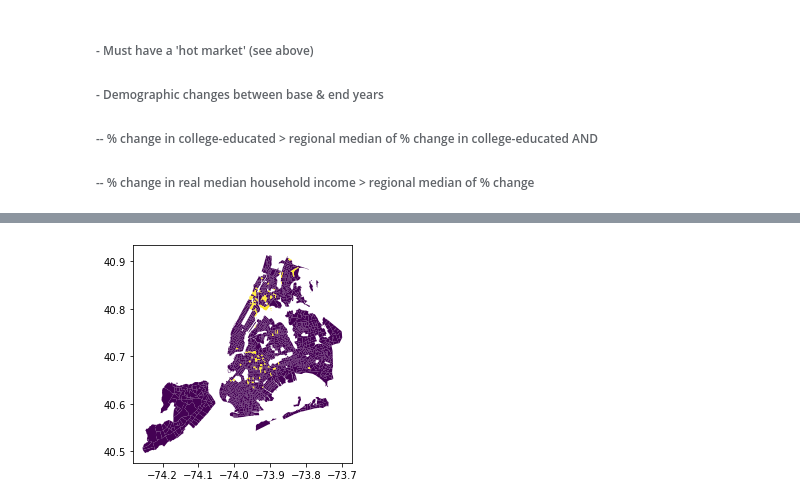
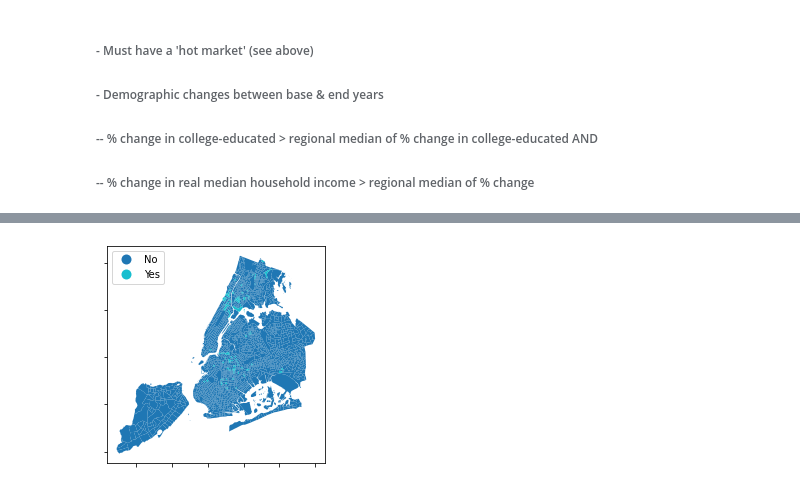
Before and after one commit to lct12/oxford_thesis, a Jupyter notebook: determine_labels.ipynb, the cells around one changed output, grey strips where cells are left out. Saved outputs shown, nothing was run; the diff lists cells and outputs as text; code cells hidden in the pictures.

```diff
--- a/determine_labels.ipynb
+++ b/determine_labels.ipynb
@@ -157,6 +177,19 @@ housing_crit_0610 = pd.Series([1 if est_all.iloc[tract, rent_0610_col] < 0.8*med
 # Finally, determine whether a neighbourhood is eligible to gentrify -- must have 1 on housing_crit and 3+ on nonhousing
 est_all["eligible_gentrify"] = pd.Series([1 if housing_crit_0610[tract] == 1 and nonhousing_crit_0610[tract] >= 3
                                else 0 for tract in range(est_all.shape[0])])
+# %%
+# Alt critera for gent = eligible if rent or home prices below median & median hh income below median
+hhinc_col= est_all.columns.get_loc('med_hh_income_0610')
+housing_crit_0610_alt = pd.Series([1 if est_all.iloc[tract, rent_0610_col] < med_rent_start
+                               or est_all.iloc[tract, hv_0610_col] < med_home_value_start
+                              else 0 for tract in range(est_all.shape[0])])
+
+hhinc_crit_0610 = pd.Series([1 if est_all.iloc[tract, hhinc_col] < med_hhinc_start
+                else 0 if est_all.iloc[tract, hhinc_col] >= med_hhinc_start
+                else None for tract in range(est_all.shape[0])])
+
+est_all["eligible_gentrify_alt"] = pd.Series([1 if housing_crit_0610_alt[tract] == 1 and hhinc_crit_0610[tract] == 1
+                               else 0 for tract in range(est_all.shape[0])])
 # %%
 est_all['eligible_gentrify'].value_counts()
 # %% [output]
@@ -204,8 +237,10 @@ est_all['gentrification'] = [1 if est_all.iloc[tract, change_coll_col] > med_cha
                             and est_all.iloc[tract, hot_market_col] == 1
                             else 0 for tract in range(est_all.shape[0])]
 # %%
-check = pd.Series([1 if est_all.iloc[tract, change_coll_col] > med_change_college
-                   and est_all.iloc[tract, change_hh_inc_col] > med_change_hh_income
-                   and est_all.iloc[tract, hot_market_col] == 1
-                   else 0 for tract in range(est_all.shape[0])])
-check.value_counts()
+elig_gentrify_col = est_all.columns.get_loc('eligible_gentrify_alt')
+
+est_all['gentrification_alt'] = [1 if est_all.iloc[tract, change_coll_col] > med_change_college
+                            and est_all.iloc[tract, change_hh_inc_col] > med_change_hh_income
+                            and est_all.iloc[tract, elig_gentrify_col] == 1
+                            and est_all.iloc[tract, hot_market_col] == 1
+                            else 0 for tract in range(est_all.shape[0])]
@@ -260,9 +300,25 @@ gentrify_gdf['gentrification_category'] = [1 if gentrify_gdf.iloc[tract, elig_ge
                                           else 2 if gentrify_gdf.iloc[tract,gent_col] == 0
                                           else 3 if gentrify_gdf.iloc[tract,gent_col] == 1
                                           else None for tract in range(gentrify_gdf.shape[0])]
+# %%
+# Generate category = 1,2,3 where 1 = not eligible to gentrify, 2 = eligible to gentrify but didn't, 3 = gentrified
+elig_gent_col_alt, gent_col_alt = gentrify_gdf.columns.get_loc('eligible_gentrify_alt'), gentrify_gdf.columns.get_loc('gentrification_alt')
+gentrify_gdf['gentrification_category_alt'] = [1 if gentrify_gdf.iloc[tract, elig_gent_col_alt] == 0
+                                          else 2 if gentrify_gdf.iloc[tract,gent_col_alt] == 0
+                                          else 3 if gentrify_gdf.iloc[tract,gent_col_alt] == 1
+                                          else None for tract in range(gentrify_gdf.shape[0])]
 # %%
 # Now, for the fun stuff! Create map of all gentrified
-gentrify_gdf.plot(column='gentrification')
-plt.savefig(f"{cwd}{sep}figures{sep}gentrification.jpg")
+gentrify_gdf_to_map = gentrify_gdf[1:].reset_index(drop=True)
+
+gentrification_col = gentrify_gdf_to_map.columns.get_loc('gentrification')
+gentrify_gdf_to_map['gentrification_str'] = ['Yes' if gentrify_gdf_to_map.iloc[tract, gentrification_col] == 1 else "No" for tract in range(gentrify_gdf_to_map.shape[0])]
+
+
+ax = gentrify_gdf_to_map.plot(column='gentrification_str', legend=True, legend_kwds={'loc': 'upper left'})
+ax.set_yticklabels([])
+ax.set_xticklabels([])
+# plt.title('Gentrification in NYC by Census Tract')
+plt.savefig(f"{cwd}{sep}figures{sep}nyc_maps{sep}gentrification.jpg")
 # %% [output]
-[figure, old version]
+[figure, new version]
```
Also changed, not shown: parts of 16 cells of this notebook, 12 other files.
